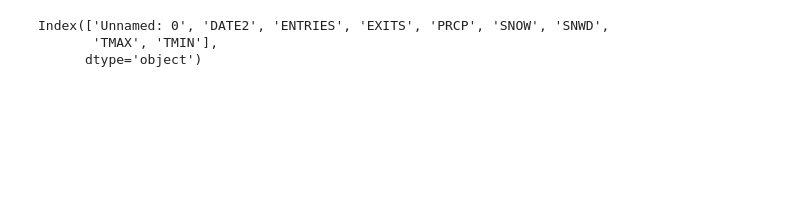
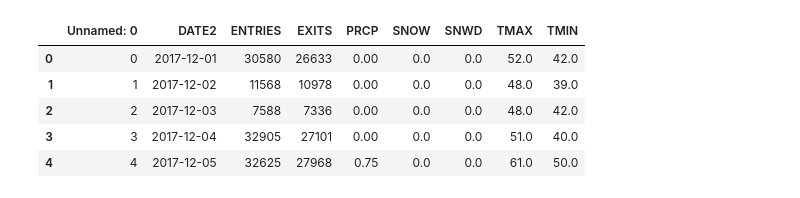
Before and after one commit to cruble/nyc-subways-and-weather, a Jupyter notebook: chad-regression-1.ipynb, the cells around one changed output. Drawn from its saved outputs; the diff is of its cells as text; code cells hidden in the pictures; blank space fills up the shorter version.

```diff
--- a/chad-regression-1.ipynb
+++ b/chad-regression-1.ipynb
@@ -1,16 +1,19 @@
 # %%
 import pandas as pd
 import statsmodels.api as sm
 from statsmodels.formula.api import ols
 import matplotlib.pyplot as plt
 plt.style.use('ggplot')
 data = pd.read_csv('bg_master_1.csv')
 data.head()
-data.columns
+# data.columns
 # %% [output]
-Index(['Unnamed: 0', 'DATE2', 'ENTRIES', 'EXITS', 'PRCP', 'SNOW', 'SNWD',
-       'TMAX', 'TMIN'],
-      dtype='object')
+|  | Unnamed: 0 | DATE2 | ENTRIES | EXITS | PRCP | SNOW | SNWD | TMAX | TMIN |
+| 0 | 0 | 2017-12-01 | 30580 | 26633 | 0.00 | 0.0 | 0.0 | 52.0 | 42.0 |
+| 1 | 1 | 2017-12-02 | 11568 | 10978 | 0.00 | 0.0 | 0.0 | 48.0 | 39.0 |
+| 2 | 2 | 2017-12-03 | 7588 | 7336 | 0.00 | 0.0 | 0.0 | 48.0 | 42.0 |
+| 3 | 3 | 2017-12-04 | 32905 | 27101 | 0.00 | 0.0 | 0.0 | 51.0 | 40.0 |
+| 4 | 4 | 2017-12-05 | 32625 | 27968 | 0.75 | 0.0 | 0.0 | 61.0 | 50.0 |
 # %%
 data.hist(figsize=(18,10) );
 # %% [output]
```
Also changed, not shown: parts of 12 cells of this notebook.
